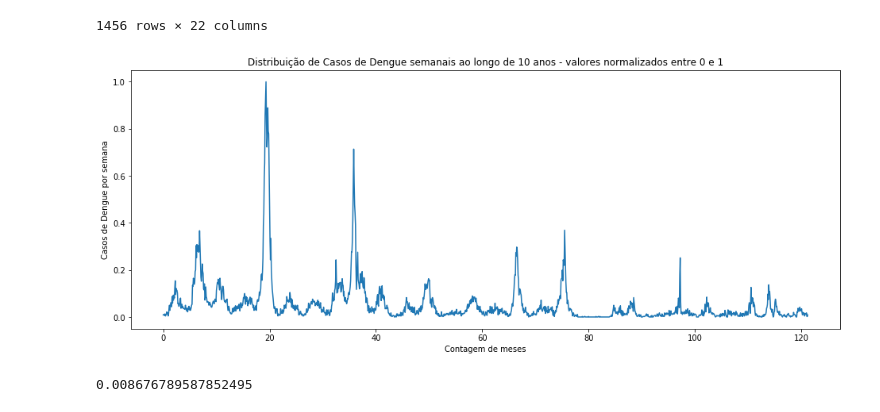
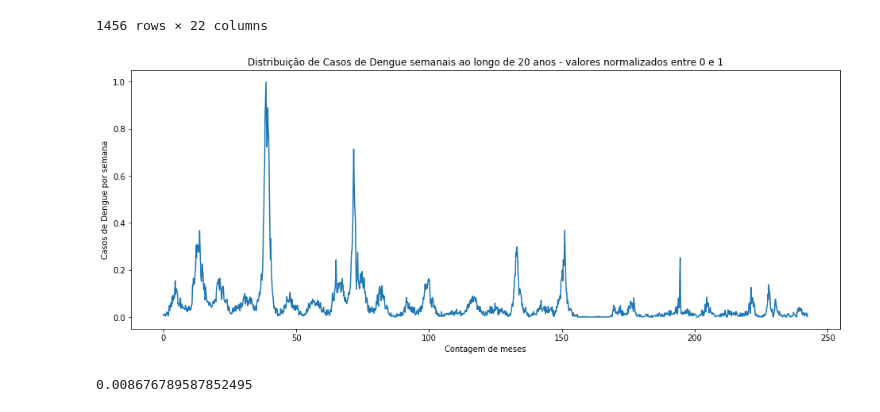
Before and after one commit to mcolazin/data_science_enap, a Jupyter notebook: data_science_enap/projeto_aula1/6-dengue_prediction_lstm.ipynb, the cells around one changed output. Drawn from its saved outputs; the diff is of its cells as text; code cells hidden in the pictures.

```diff
--- a/data_science_enap/projeto_aula1/6-dengue_prediction_lstm.ipynb
+++ b/data_science_enap/projeto_aula1/6-dengue_prediction_lstm.ipynb
@@ -98,13 +98,13 @@ pd.DataFrame(data_float)
 1456 rows × 22 columns
 # %%
 plt.figure(figsize=(16,6))
-plt.plot((pd.DataFrame(data_float).index) / 12 , pd.DataFrame(data_float)[21])
-plt.title("Distribuição de Casos de Dengue semanais ao longo de 10 anos - valores normalizados entre 0 e 1")
+plt.plot((pd.DataFrame(data_float).index) / 6 , pd.DataFrame(data_float)[21])
+plt.title("Distribuição de Casos de Dengue semanais ao longo de 20 anos - valores normalizados entre 0 e 1")
 plt.ylabel("Casos de Dengue por semana")
 plt.xlabel("Contagem de meses")
 plt.show()
 # %% [output]
-[figure, old version]
+[figure, new version]
 # %%
 data_float[0][21]
 # %% [output]
```
Also changed, not shown: parts of 5 cells of this notebook, 1 other file.
